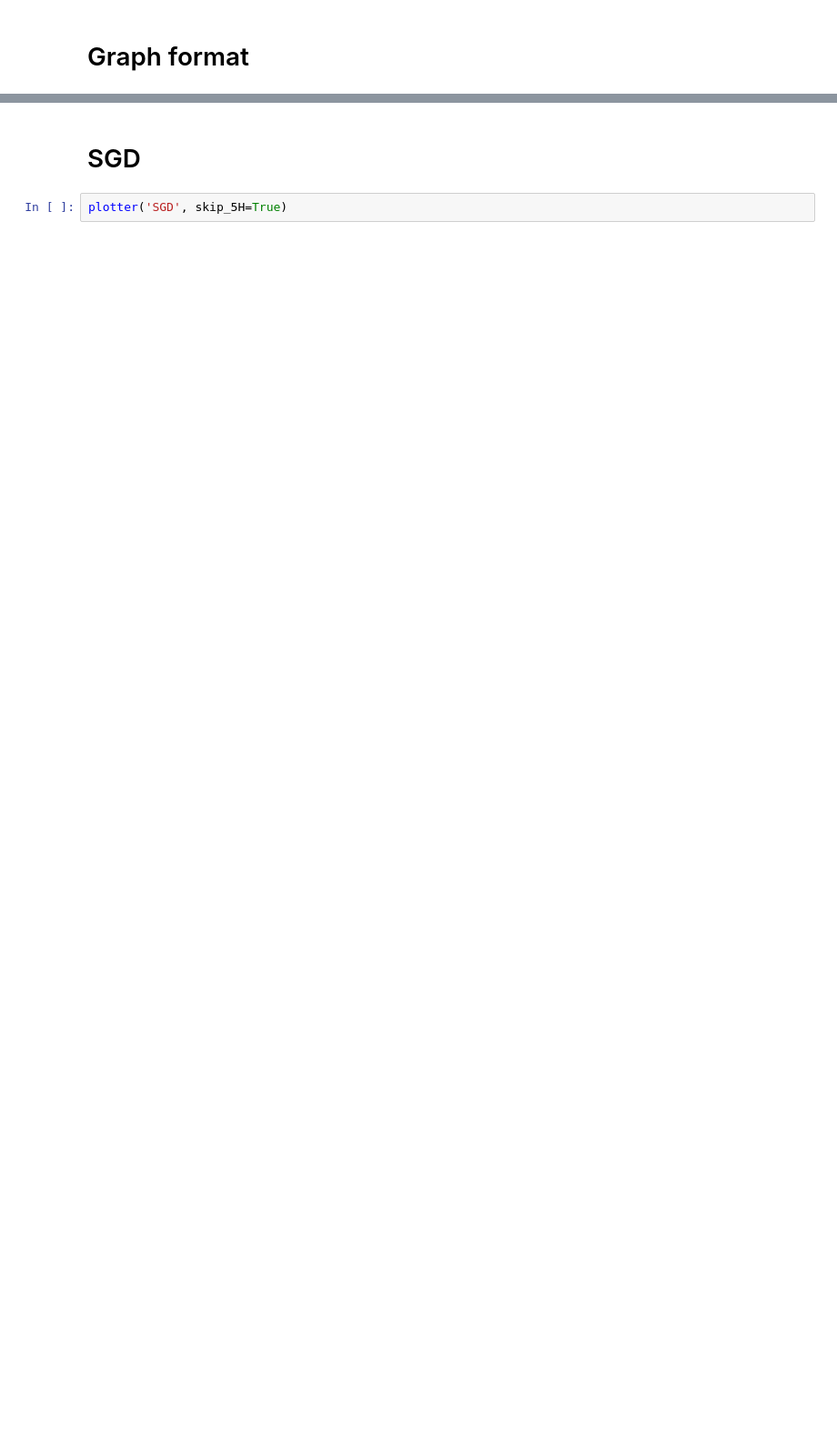
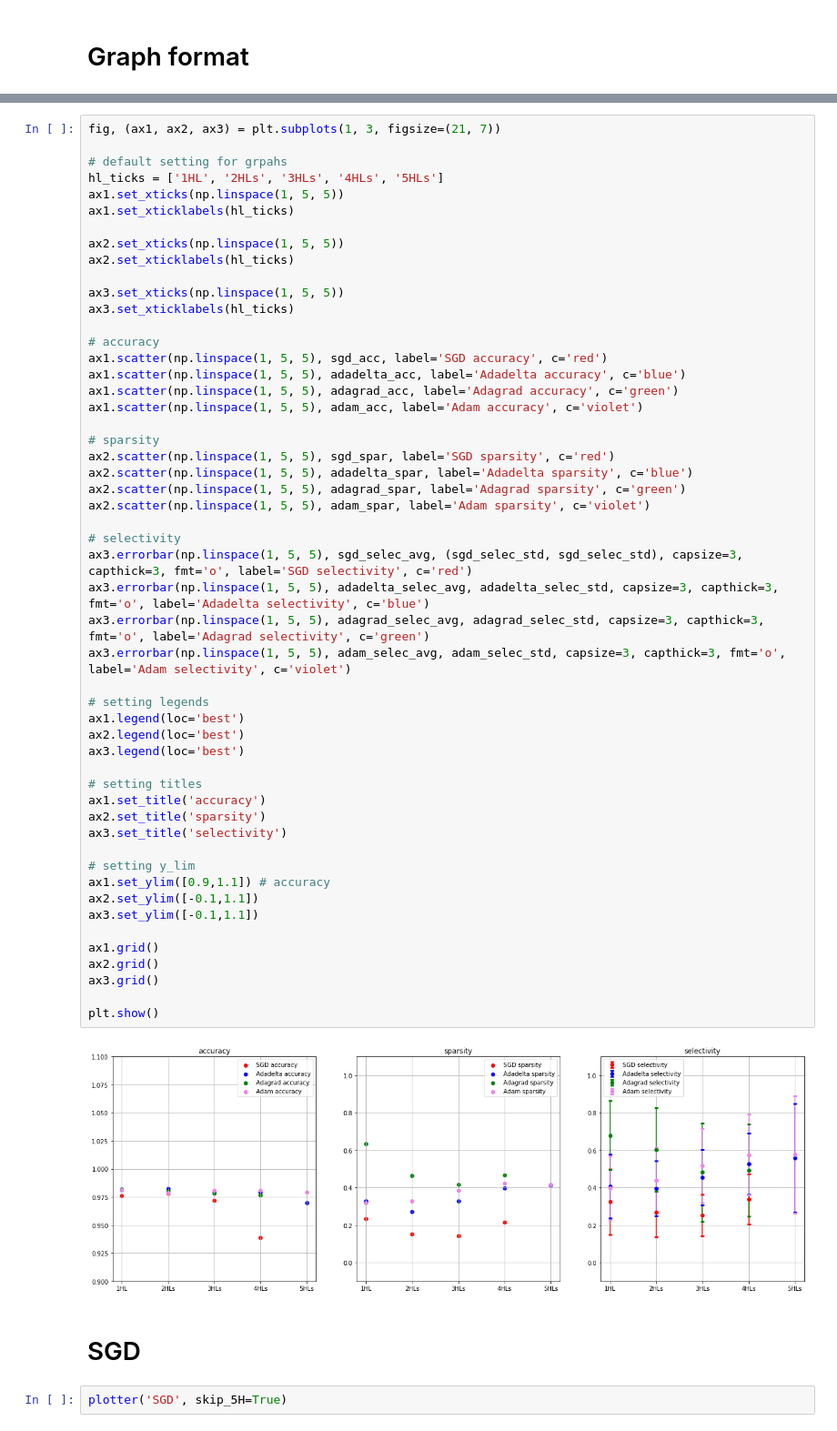
Before and after one commit to 7201krap/COMS30045_Individual-Project, a Jupyter notebook: FINAL/Graphs/data_hidden_layers/num_hidden_layers.ipynb, the cells around one changed output, grey strips where cells are left out. Shown at 91% size. Drawn from its saved outputs; the diff is of its cells as text; blank space fills up the shorter version.

```diff
--- a/FINAL/Graphs/data_hidden_layers/num_hidden_layers.ipynb
+++ b/FINAL/Graphs/data_hidden_layers/num_hidden_layers.ipynb
@@ -210,3 +203,57 @@ selectivity % difference: 5HLs / 1HL(original): 144.54168753349143
+# %%
+fig, (ax1, ax2, ax3) = plt.subplots(1, 3, figsize=(21, 7))
+
+# default setting for grpahs
+hl_ticks = ['1HL', '2HLs', '3HLs', '4HLs', '5HLs']
+ax1.set_xticks(np.linspace(1, 5, 5))
+ax1.set_xticklabels(hl_ticks)
+
+ax2.set_xticks(np.linspace(1, 5, 5))
+ax2.set_xticklabels(hl_ticks)
+
+ax3.set_xticks(np.linspace(1, 5, 5))
+ax3.set_xticklabels(hl_ticks)
+
+# accuracy
+ax1.scatter(np.linspace(1, 5, 5), sgd_acc, label='SGD accuracy', c='red')
+ax1.scatter(np.linspace(1, 5, 5), adadelta_acc, label='Adadelta accuracy', c='blue')
+ax1.scatter(np.linspace(1, 5, 5), adagrad_acc, label='Adagrad accuracy', c='green')
+ax1.scatter(np.linspace(1, 5, 5), adam_acc, label='Adam accuracy', c='violet')
+
+# sparsity
+ax2.scatter(np.linspace(1, 5, 5), sgd_spar, label='SGD sparsity', c='red')
+ax2.scatter(np.linspace(1, 5, 5), adadelta_spar, label='Adadelta sparsity', c='blue')
+ax2.scatter(np.linspace(1, 5, 5), adagrad_spar, label='Adagrad sparsity', c='green')
+ax2.scatter(np.linspace(1, 5, 5), adam_spar, label='Adam sparsity', c='violet')
+
+# selectivity
+ax3.errorbar(np.linspace(1, 5, 5), sgd_selec_avg, (sgd_selec_std, sgd_selec_std), capsize=3, capthick=3, fmt='o', label='SGD selectivity', c='red')
+ax3.errorbar(np.linspace(1, 5, 5), adadelta_selec_avg, adadelta_selec_std, capsize=3, capthick=3, fmt='o', label='Adadelta selectivity', c='blue')
+ax3.errorbar(np.linspace(1, 5, 5), adagrad_selec_avg, adagrad_selec_std, capsize=3, capthick=3, fmt='o', label='Adagrad selectivity', c='green')
+ax3.errorbar(np.linspace(1, 5, 5), adam_selec_avg, adam_selec_std, capsize=3, capthick=3, fmt='o', label='Adam selectivity', c='violet')
+
+# setting legends
+ax1.legend(loc='best')
+ax2.legend(loc='best')
+ax3.legend(loc='best')
+
+# setting titles
+ax1.set_title('accuracy')
+ax2.set_title('sparsity')
+ax3.set_title('selectivity')
+
+# setting y_lim
+ax1.set_ylim([0.9,1.1]) # accuracy
+ax2.set_ylim([-0.1,1.1])
+ax3.set_ylim([-0.1,1.1])
+
+ax1.grid()
+ax2.grid()
+ax3.grid()
+
+plt.show()
+# %% [output]
+[figure, added]
 # %% [markdown]
 # SGD
 # %%
```
Also changed, not shown: parts of 16 cells of this notebook, 1 other file.
